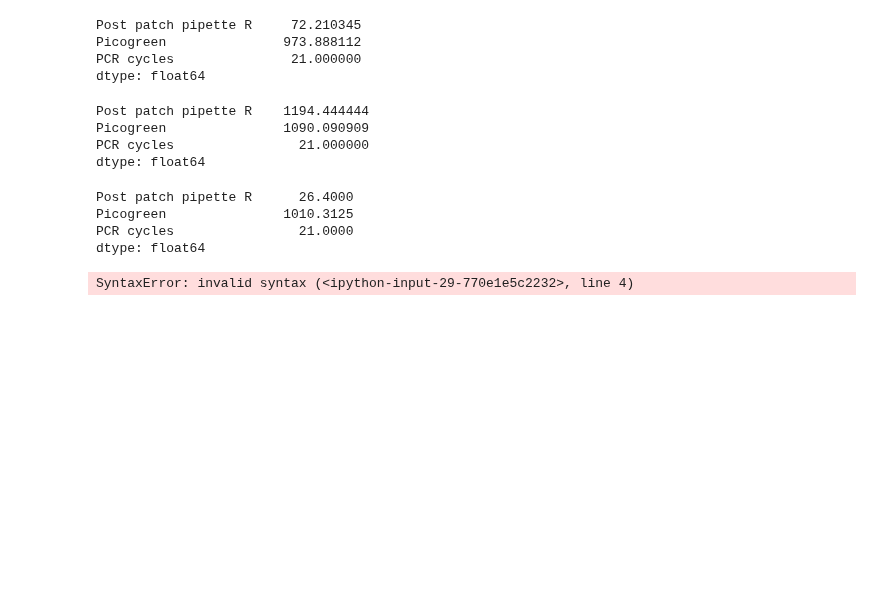
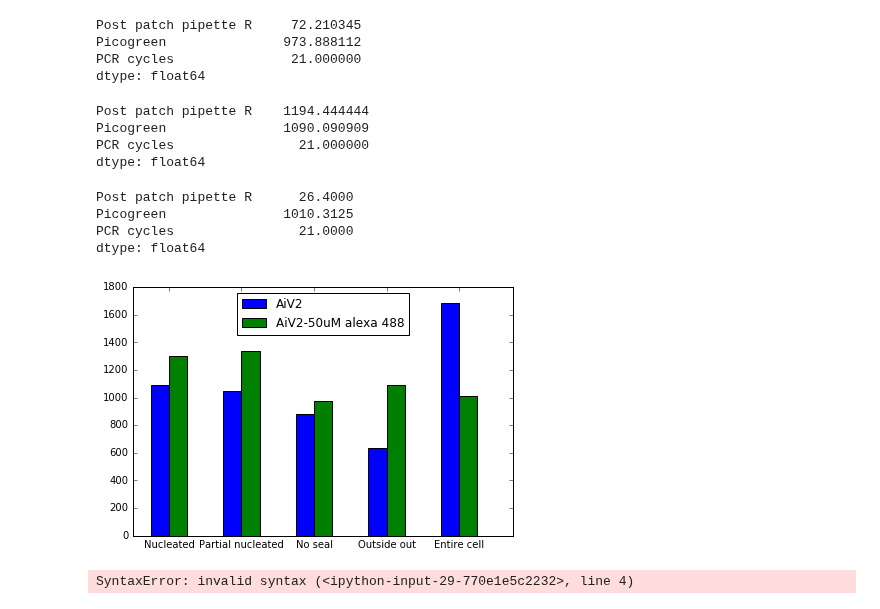
Before and after one commit to ru57y34nn/patchseq_gdoc_analysis, a Jupyter notebook: Effect_of_Alexa_on_Picogreen_Concentrations.ipynb, the cells around one changed output. Drawn from its saved outputs; the diff is of its cells as text; code cells hidden in the pictures; blank space fills up the shorter version.

Commit message:
opened internal version for reference and updated graph on picogreen notebook

```diff
--- a/Effect_of_Alexa_on_Picogreen_Concentrations.ipynb
+++ b/Effect_of_Alexa_on_Picogreen_Concentrations.ipynb
@@ -349,6 +349,22 @@ Post patch pipette R      26.4000
 Picogreen               1010.3125
 PCR cycles                21.0000
 dtype: float64
+# %%
+n_groups = 5
+standard = [1092.446309, 1046.19209, 882.553535, 637.590909, 1681.0]
+alexa = [1301.132780, 1333.769811, 973.888112, 1090.090909, 1010.3125]
+index = np.arange(n_groups)
+#index = [1,2,3,4,5]
+bar_width = 0.25
+rects1 = plt.bar(index, standard, bar_width, color='b', label='AiV2')
+rects2 = plt.bar(index+bar_width, alexa, bar_width, color='g', label='AiV2-50uM alexa 488')
+plt.xticks(index + bar_width, ('Nucleated', 'Partial nucleated', 'No seal', 'Outside out', 'Entire cell'))
+axes = plt.gca()
+axes.set_xlim([-.25,5.])
+plt.legend(loc='upper center')
+plt.tight_layout()
+# %% [output]
+[figure, added]
 # %%
 import plotly.plotly as py
 import plotly.graph_objs as go
```
Also changed, not shown: 1 other file.
